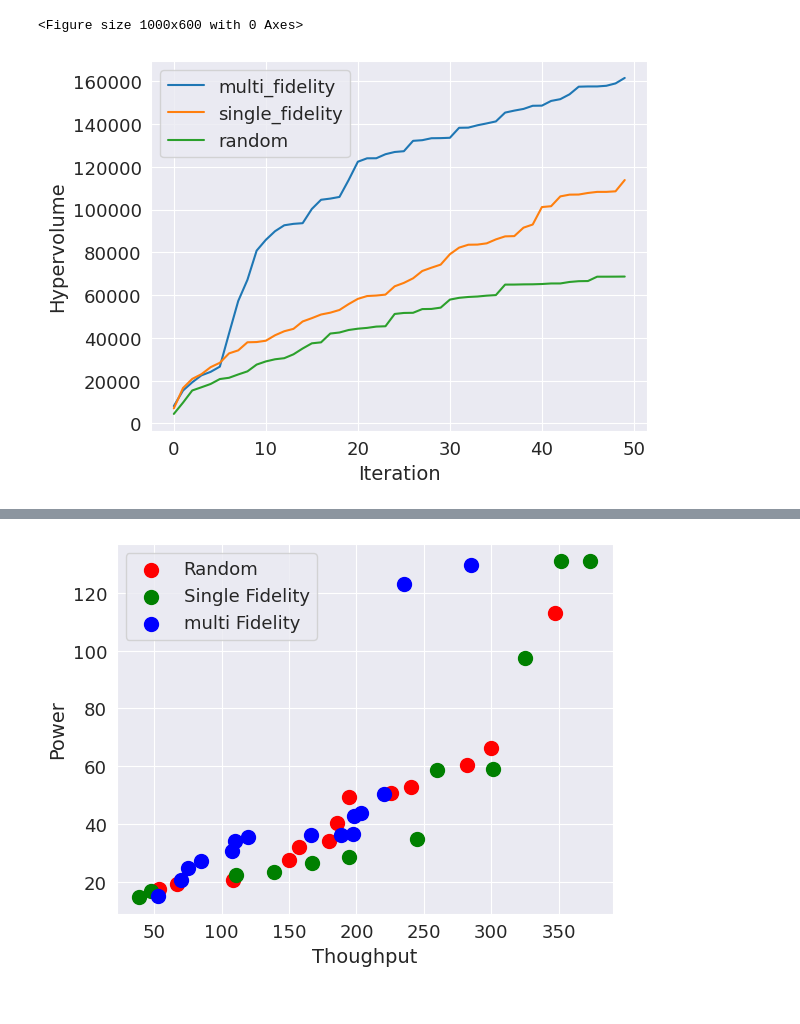
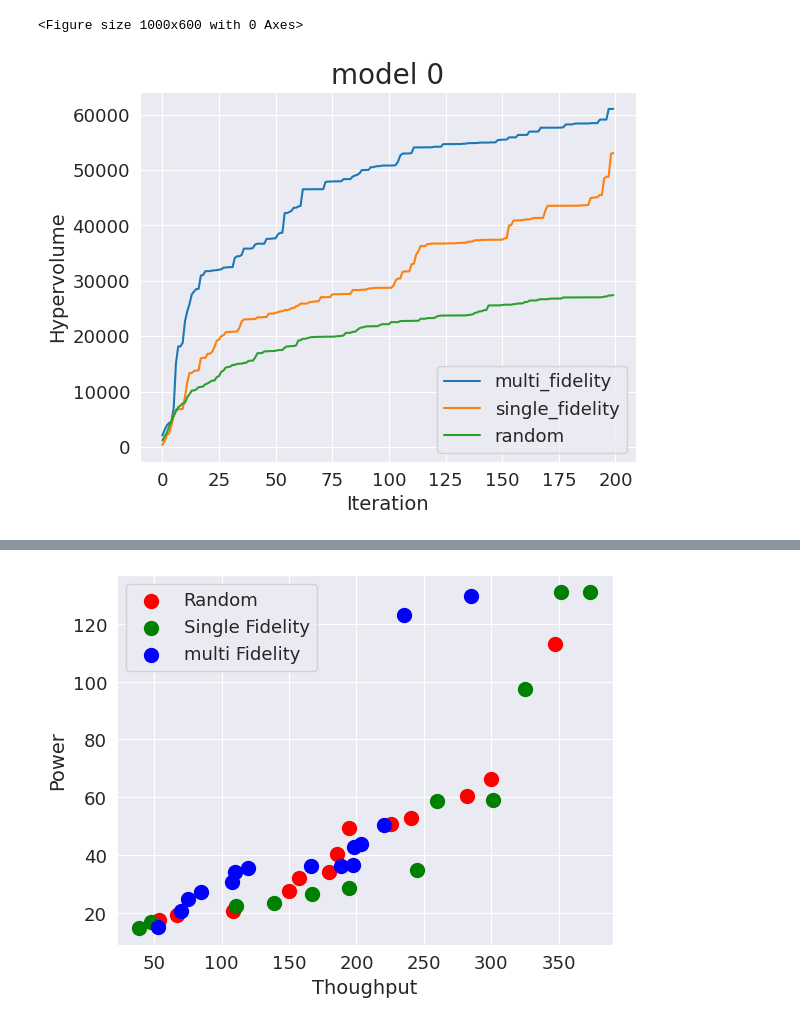
Before and after one commit to memory-of-star/wafer_scale_chip_dse_framework, a Jupyter notebook: run_full_space.ipynb, the cells around one changed output, grey strips where cells are left out. Saved outputs shown, nothing was run; the diff lists cells and outputs as text; code cells hidden in the pictures.

```diff
--- a/run_full_space.ipynb
+++ b/run_full_space.ipynb
@@ -4,17 +4,23 @@ import pickle
 import matplotlib.pyplot as plt
 import numpy as np
 
-with open('./result/pickle/random_final_cm0_rt30_mr50.pickle', 'rb') as f:
-    histories_random = pickle.load(f)
+curves_highest_mean_single_fidelity = []
+curves_highest_mean_random = []
 
-with open('./result/pickle/multi_fidelity_test_cm0_rt30_mr100.pickle', 'rb') as f:
-    histories_multi_fidelity = pickle.load(f)
+for cm in range(3,4):
+    with open('./result/pickle/random_final_cm{}_rt30_mr200.pickle'.format(cm), 'rb') as f:
+        histories_random = pickle.load(f)
 
-with open('./result/pickle/single_fidelity_final_cm0_rt30_mr50.pickle', 'rb') as f:
-    histories_single_fidelity = pickle.load(f)
+    with open('./result/pickle/multi_fidelity_final_cm{}_rt10_mr300.pickle'.format(cm), 'rb') as f:
+        histories_multi_fidelity = pickle.load(f)
 
+    with open('./result/pickle/single_fidelity_final_cm{}_rt10_mr200.pickle'.format(cm), 'rb') as f:
+        histories_single_fidelity = pickle.load(f)
 
-points_multi_fidelity, curve_highest_mean_multi_fidelity, pareto_front_multi_fidelity = plot.get_highest_mean_curve(histories_multi_fidelity, strategy='multi_fidelity', iterations=200)
-points_single_fidelity, curve_highest_mean_single_fidelity, pareto_front_single_fidelity = plot.get_highest_mean_curve(histories_single_fidelity, strategy='single_fidelity', iterations=200)
-points_random, curve_highest_mean_random, pareto_front_random = plot.get_highest_mean_curve(histories_random, strategy='random', iterations=200)
+    points_multi_fidelity, curve_highest_mean_multi_fidelity, pareto_front_multi_fidelity = plot.get_highest_mean_curve(histories_multi_fidelity, strategy='multi_fidelity', iterations=200)
+    points_single_fidelity, curve_highest_mean_single_fidelity, pareto_front_single_fidelity = plot.get_highest_mean_curve(histories_single_fidelity, strategy='single_fidelity', iterations=200)
+    points_random, curve_highest_mean_random, pareto_front_random = plot.get_highest_mean_curve(histories_random, strategy='random', iterations=200)
+
+    curves_highest_mean_single_fidelity.append(curve_highest_mean_single_fidelity)
+    curves_highest_mean_random.append(curve_highest_mean_random)
 # %% [output]
@@ -39,17 +59,20 @@ plt.figure(figsize=(10,6), tight_layout=True)
 <Figure size 1000x600 with 0 Axes>
 <Figure size 1000x600 with 0 Axes>
 # %%
-plt.plot(np.arange(len(curve_highest_mean_multi_fidelity)), curve_highest_mean_multi_fidelity, label='multi_fidelity')
-plt.plot(np.arange(len(curve_highest_mean_single_fidelity)), curve_highest_mean_single_fidelity, label='single_fidelity')
-plt.plot(np.arange(len(curve_highest_mean_random)), curve_highest_mean_random, label='random')
 
-plt.xlabel('Iteration')
-plt.ylabel('Hypervolume')
+for cm in range(1):
+    plt.plot(np.arange(len(curve_highest_mean_multi_fidelity)), curve_highest_mean_multi_fidelity, label='multi_fidelity')
+    plt.plot(np.arange(len(curves_highest_mean_single_fidelity[cm])), curves_highest_mean_single_fidelity[cm], label='single_fidelity')
+    plt.plot(np.arange(len(curves_highest_mean_random[cm])), curves_highest_mean_random[cm], label='random')
 
-plt.legend()
-plt.show()
+    plt.xlabel('Iteration')
+    plt.ylabel('Hypervolume')
+    plt.title('model {}'.format(cm))
+
+    plt.legend()
+    plt.show()
 # %% [output]
-[figure, old version]
+[figure, new version]
 # %%
 run_time = 10
 
```
Also changed, not shown: parts of 3 cells of this notebook, 2 other files.
